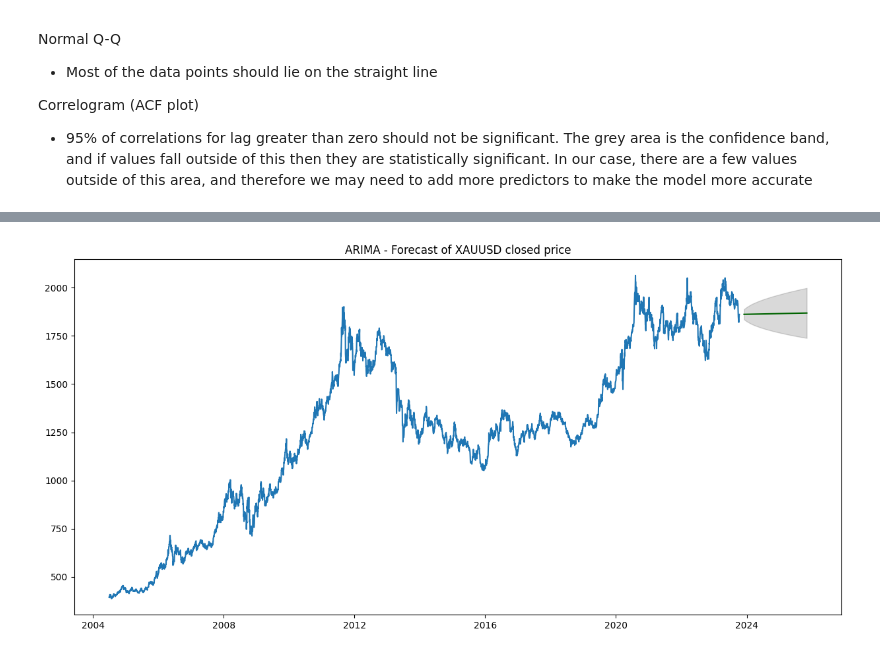
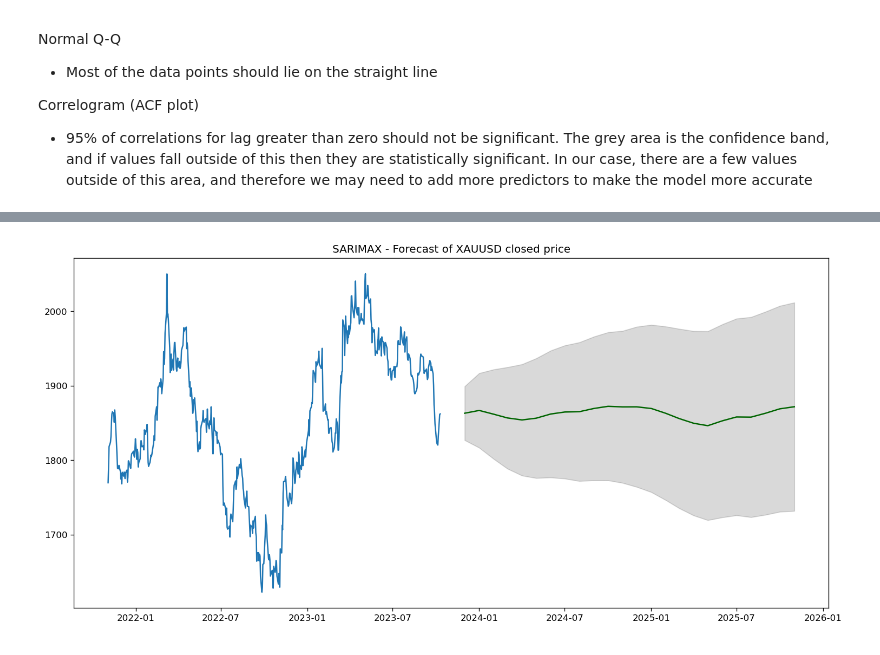
Before and after one commit to AlienX77-cmd/Computational-Finance, a Jupyter notebook: Computational_Finance_Homework_ARIMA_6310505688_Kittipak.ipynb, the cells around one changed output, grey strips where cells are left out. Cells and saved outputs as stored; diff of their text form; code cells hidden in the pictures.

```diff
--- a/Computational_Finance_Homework_ARIMA_6310505688_Kittipak.ipynb
+++ b/Computational_Finance_Homework_ARIMA_6310505688_Kittipak.ipynb
@@ -258,0 +408,4 @@ Freq: MS, dtype: float64
+# %%
+#adding exogenous variable
+df2['month_index'] = df2.index.month
+df2.head(5)
@@ -258,0 +420,14 @@ Freq: MS, dtype: float64
+# %%
+# SARIMAX Model
+SARIMAX_model = pm.auto_arima(df2[['close']], exogenous=df2[['month_index']],
+                           start_p=1, start_q=1,
+                           test='adf',
+                           max_p=3, max_q=3, m=12,
+                           start_P=0, seasonal=True,
+                           d=None, D=1,
+                           trace=True,
+                           error_action='ignore',
+                           suppress_warnings=True,
+                           stepwise=True)
+
+SARIMAX_model.summary()
@@ -258,0 +476,8 @@ Freq: MS, dtype: float64
+# %%
+from statsmodels.tsa.stattools import acf
+
+# Create Training and Test
+train2 = df.close[:375]
+test2 = df.close[375:]
+
+print(train2.shape, test2.shape)
@@ -259,28 +571,34 @@ Freq: MS, dtype: float64
 # %%
-def forecast(ARIMA_model, periods=24):
+def sarimax_forecast(SARIMAX_model, periods=24):
     # Forecast
     n_periods = periods
-    fitted, confint = ARIMA_model.predict(n_periods=n_periods, return_conf_int=True)
-    index_of_fc = pd.date_range(data.index[-1] + pd.DateOffset(months=1), periods = n_periods, freq='MS')
+
+    forecast_df = pd.DataFrame({"month_index":pd.date_range(df2.index[-1], periods = n_periods, freq='MS').month},
+                    index = pd.date_range(df2.index[-1]+ pd.DateOffset(months=1), periods = n_periods, freq='MS'))
+
+    fitted, confint = SARIMAX_model.predict(n_periods=n_periods,
+                                            return_conf_int=True,
+                                            exogenous=forecast_df[['month_index']])
+    index_of_fc = pd.date_range(df2.index[-1] + pd.DateOffset(months=1), periods = n_periods, freq='MS')
 
     # make series for plotting purpose
     fitted.index = index_of_fc
     fitted_series = pd.Series(fitted, index=index_of_fc)
     lower_series = pd.Series(confint[:, 0], index=index_of_fc)
     upper_series = pd.Series(confint[:, 1], index=index_of_fc)
 
     # Plot
     plt.figure(figsize=(15,7))
-    plt.plot(data["close"], color='#1f76b4')
+    plt.plot(df2["close"], color='#1f76b4')
     plt.plot(fitted_series, color='darkgreen')
     plt.fill_between(lower_series.index,
                     lower_series,
                     upper_series,
                     color='k', alpha=.15)
 
-    plt.title("ARIMA - Forecast of XAUUSD closed price")
+    plt.title("SARIMAX - Forecast of XAUUSD closed price")
     plt.show()
 
-forecast(ARIMA_model)
+sarimax_forecast(SARIMAX_model, periods=24)
 # %% [output]
-[figure, old version]
+[figure, new version]
```
Also changed, not shown: parts of 43 cells of this notebook.
